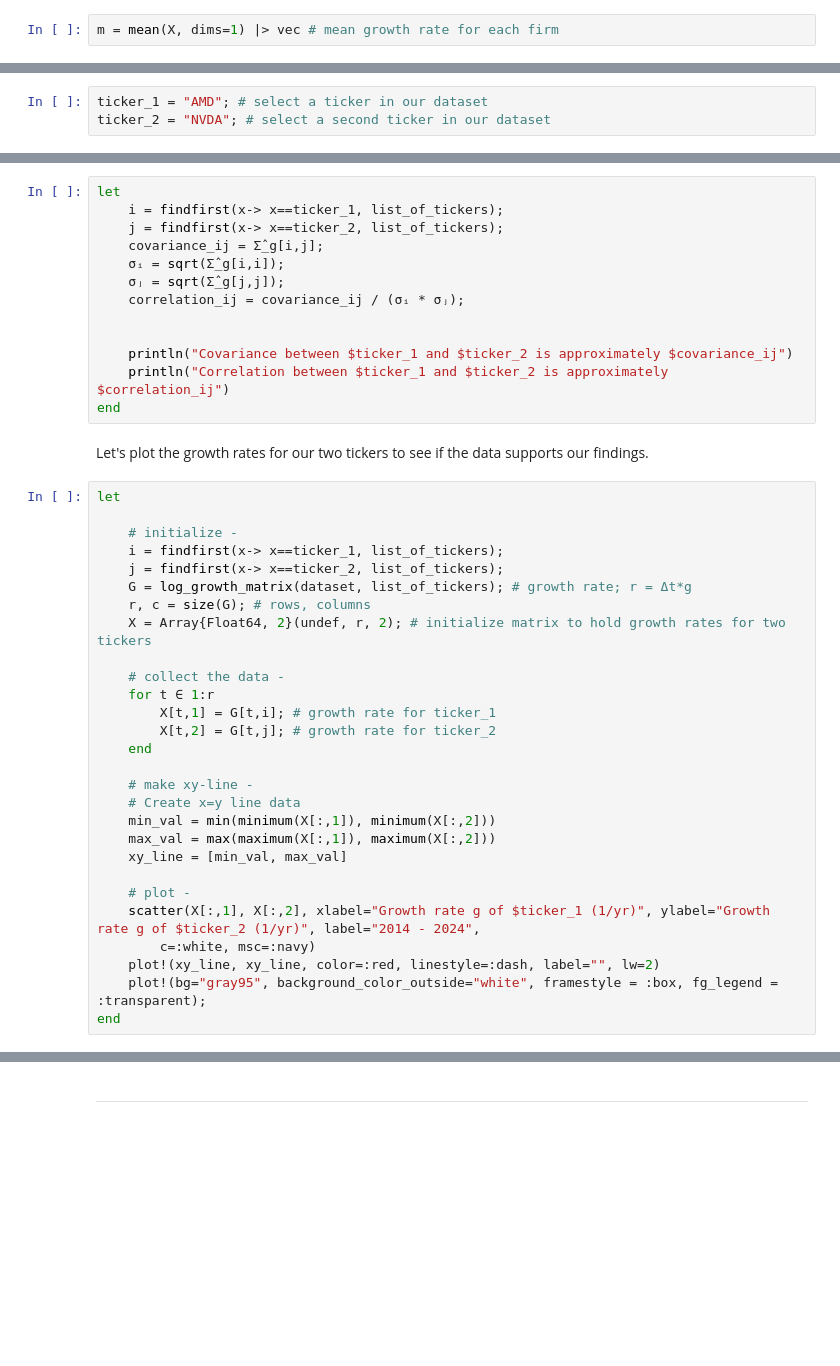
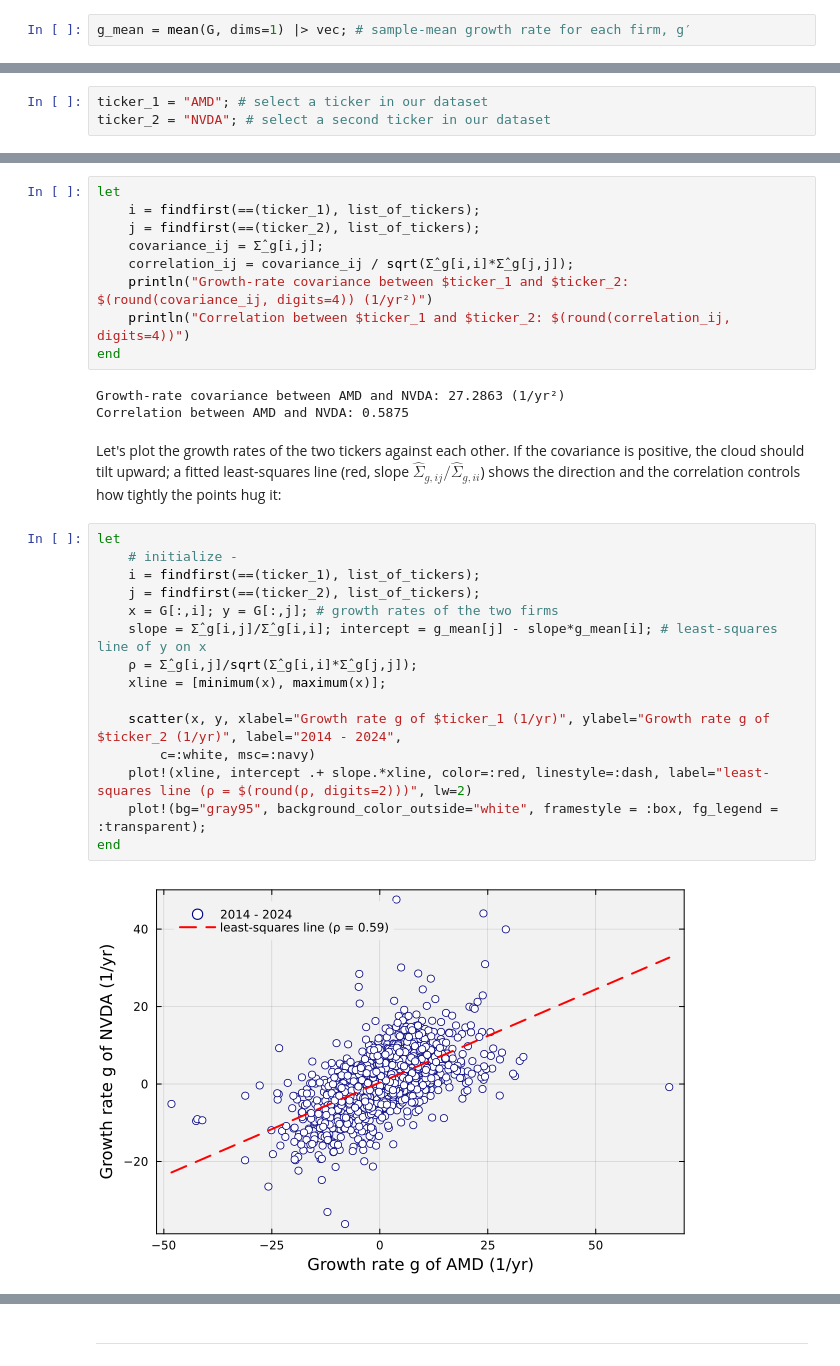
Before and after one commit to varnerlab/CHEME-5660-CourseRepository-Fall-2026, a Jupyter notebook: lectures/week-5/L5a/CHEME-5660-L5a-Example-CovarianceMatrix-Fall-2026.ipynb, the cells around one changed output, grey strips where cells are left out. Drawn from its saved outputs; the diff is of its cells as text; blank space fills up the shorter version.

```diff
--- a/lectures/week-5/L5a/CHEME-5660-L5a-Example-CovarianceMatrix-Fall-2026.ipynb
+++ b/lectures/week-5/L5a/CHEME-5660-L5a-Example-CovarianceMatrix-Fall-2026.ipynb
@@ -120,3 +125,3 @@ Next, let's compute the mean growth rate for each firm and store it in the `m::A
 # %%
-m = mean(X, dims=1) |> vec # mean growth rate for each firm
+g_mean = mean(G, dims=1) |> vec; # sample-mean growth rate for each firm, g′
 # %% [markdown]
@@ -212,46 +223,34 @@ Next, let's get the data from our covariance matrix for our two tickers, and loo
 # %%
 let
-    i = findfirst(x-> x==ticker_1, list_of_tickers);
-    j = findfirst(x-> x==ticker_2, list_of_tickers);
+    i = findfirst(==(ticker_1), list_of_tickers);
+    j = findfirst(==(ticker_2), list_of_tickers);
     covariance_ij = Σ̂_g[i,j];
-    σᵢ = sqrt(Σ̂_g[i,i]);
-    σⱼ = sqrt(Σ̂_g[j,j]);
-    correlation_ij = covariance_ij / (σᵢ * σⱼ);
-
-
-    println("Covariance between $ticker_1 and $ticker_2 is approximately $covariance_ij")
-    println("Correlation between $ticker_1 and $ticker_2 is approximately $correlation_ij")
+    correlation_ij = covariance_ij / sqrt(Σ̂_g[i,i]*Σ̂_g[j,j]);
+    println("Growth-rate covariance between $ticker_1 and $ticker_2: $(round(covariance_ij, digits=4)) (1/yr²)")
+    println("Correlation between $ticker_1 and $ticker_2: $(round(correlation_ij, digits=4))")
 end
+# %% [output]
+Growth-rate covariance between AMD and NVDA: 27.2863 (1/yr²)
+Correlation between AMD and NVDA: 0.5875
 # %% [markdown]
-Let's plot the growth rates for our two tickers to see if the data supports our findings.
+Let's plot the growth rates of the two tickers against each other. If the covariance is positive, the cloud should tilt upward; a fitted least-squares line (red, slope $\hat{\Sigma}_{g,ij}/\hat{\Sigma}_{g,ii}$) shows the direction and the correlation controls how tightly the points hug it:
 # %%
 let
+    # initialize -
+    i = findfirst(==(ticker_1), list_of_tickers);
+    j = findfirst(==(ticker_2), list_of_tickers);
+    x = G[:,i]; y = G[:,j]; # growth rates of the two firms
+    slope = Σ̂_g[i,j]/Σ̂_g[i,i]; intercept = g_mean[j] - slope*g_mean[i]; # least-squares line of y on x
+    ρ = Σ̂_g[i,j]/sqrt(Σ̂_g[i,i]*Σ̂_g[j,j]);
+    xline = [minimum(x), maximum(x)];
 
-    # initialize -
-    i = findfirst(x-> x==ticker_1, list_of_tickers);
-    j = findfirst(x-> x==ticker_2, list_of_tickers);
-    G = log_growth_matrix(dataset, list_of_tickers); # growth rate; r = Δt*g
-    r, c = size(G); # rows, columns
-    X = Array{Float64, 2}(undef, r, 2); # initialize matrix to hold growth rates for two tickers
-
-    # collect the data -
-    for t ∈ 1:r
-        X[t,1] = G[t,i]; # growth rate for ticker_1
-        X[t,2] = G[t,j]; # growth rate for ticker_2
-    end
-
-    # make xy-line -
-    # Create x=y line data
-    min_val = min(minimum(X[:,1]), minimum(X[:,2]))
-    max_val = max(maximum(X[:,1]), maximum(X[:,2]))
-    xy_line = [min_val, max_val]
-
-    # plot -
-    scatter(X[:,1], X[:,2], xlabel="Growth rate g of $ticker_1 (1/yr)", ylabel="Growth rate g of $ticker_2 (1/yr)", label="2014 - 2024",
+    scatter(x, y, xlabel="Growth rate g of $ticker_1 (1/yr)", ylabel="Growth rate g of $ticker_2 (1/yr)", label="2014 - 2024",
         c=:white, msc=:navy)
-    plot!(xy_line, xy_line, color=:red, linestyle=:dash, label="", lw=2)
+    plot!(xline, intercept .+ slope.*xline, color=:red, linestyle=:dash, label="least-squares line (ρ = $(round(ρ, digits=2)))", lw=2)
     plot!(bg="gray95", background_color_outside="white", framestyle = :box, fg_legend = :transparent);
 end
+# %% [output]
+[figure, added]
 # %% [markdown]
 ### Discussion Questions
 Why do we care about covariance (and correlation)?
```
Also changed, not shown: parts of 24 cells of this notebook, 48 other files.
